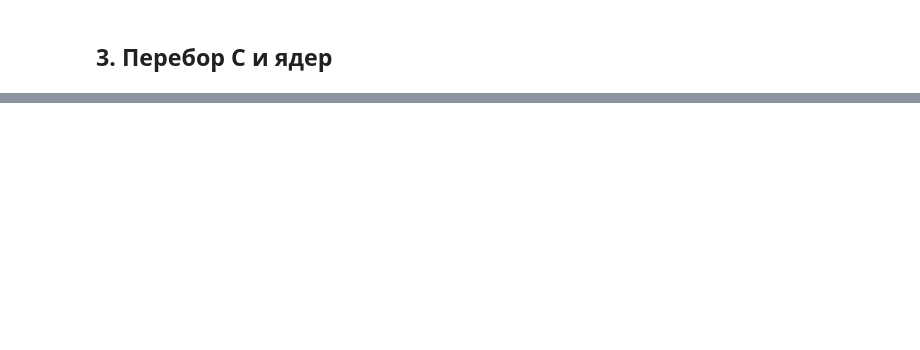
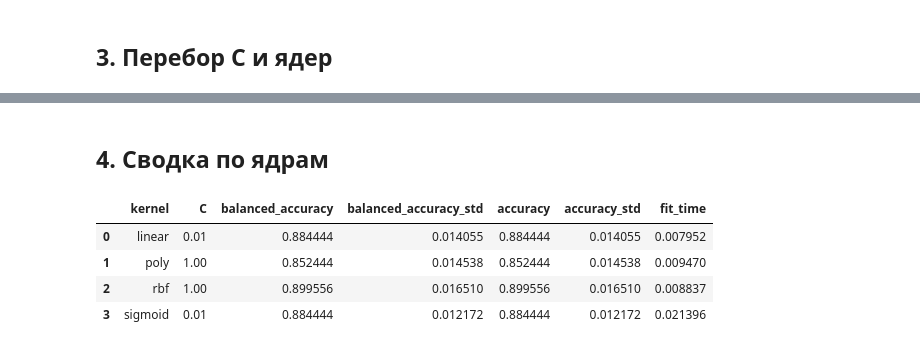
Before and after one commit to Graukern/ml-basics-labs, a Jupyter notebook: individual-assignments/20-Шильдт-Даниэль/src/solution.ipynb, the cells around one changed output, grey strips where cells are left out. Saved outputs shown, nothing was run; the diff lists cells and outputs as text; code cells hidden in the pictures; blank space fills up the shorter version.

Commit message:
docs: complete SVC experiment results
Co-authored-by: Copilot <223556219+Copilot@users.noreply.github.com>

```diff
--- a/individual-assignments/20-Шильдт-Даниэль/src/solution.ipynb
+++ b/individual-assignments/20-Шильдт-Даниэль/src/solution.ipynb
@@ -93 +119,17 @@ results.sort_values("balanced_accuracy", ascending=False).head(10)
+# %% [markdown]
+## 4. Сводка по ядрам
+# %%
+best_by_kernel = (
+    results.sort_values("balanced_accuracy", ascending=False)
+    .groupby("kernel", as_index=False)
+    .first()
+    [["kernel", "C", "balanced_accuracy", "balanced_accuracy_std", "accuracy", "accuracy_std", "fit_time"]]
+)
+best_by_kernel
+# %% [output]
+|  | kernel | C | balanced_accuracy | balanced_accuracy_std | accuracy | accuracy_std | fit_time |
+| 0 | linear | 0.01 | 0.884444 | 0.014055 | 0.884444 | 0.014055 | 0.007952 |
+| 1 | poly | 1.00 | 0.852444 | 0.014538 | 0.852444 | 0.014538 | 0.009470 |
+| 2 | rbf | 1.00 | 0.899556 | 0.016510 | 0.899556 | 0.016510 | 0.008837 |
+| 3 | sigmoid | 0.01 | 0.884444 | 0.012172 | 0.884444 | 0.012172 | 0.021396 |
 # %% [markdown]
```
Also changed, not shown: parts of 9 cells of this notebook, 2 other files.
